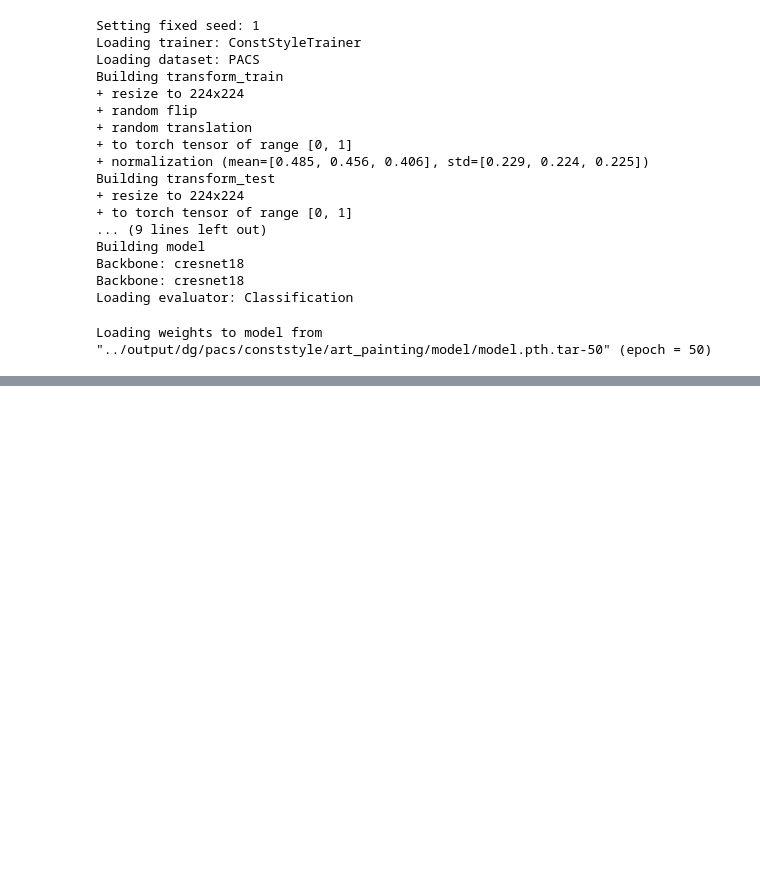
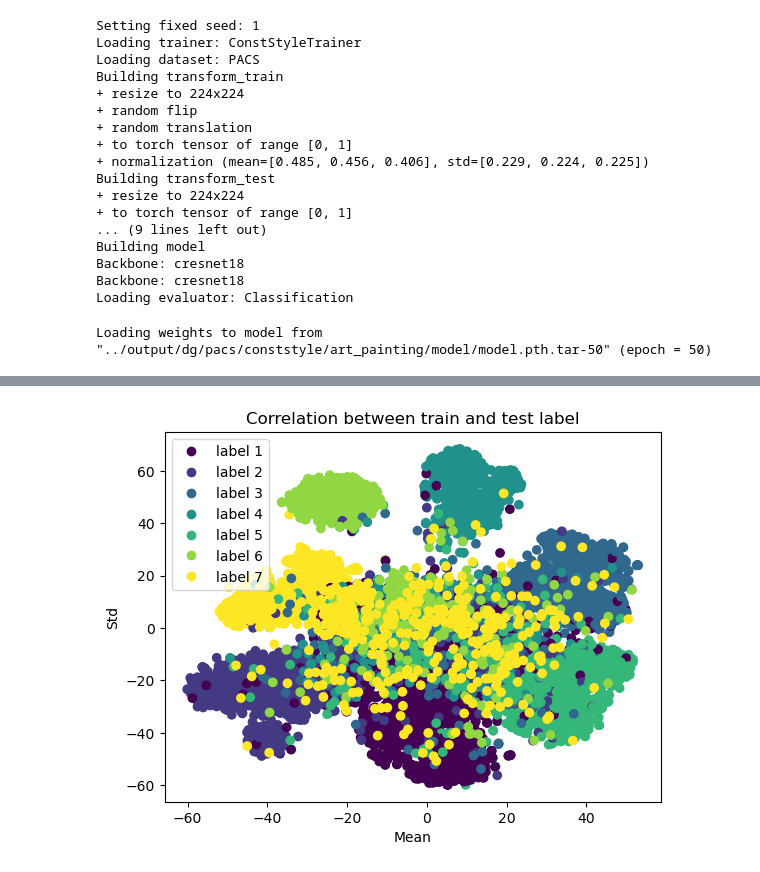
Before and after one commit to nduongw/DSU, a Jupyter notebook: multi-domain-generalization/explore/explore.ipynb, the cells around one changed output, grey strips where cells are left out. Saved outputs shown, nothing was run; the diff lists cells and outputs as text; code cells hidden in the pictures; blank space fills up the shorter version.

```diff
--- a/multi-domain-generalization/explore/explore.ipynb
+++ b/multi-domain-generalization/explore/explore.ipynb
@@ -249,0 +292,10 @@ plt.show()
+# %%
+label_idx = ['label 1', 'label 2', 'label 3', 'label 4', 'label 5', 'label 6', 'label 7']
+scatter = plt.scatter(transformed_data[:, 0], transformed_data[:, 1], c=total_labels)
+plt.legend(handles=scatter.legend_elements()[0], labels=label_idx)
+plt.title('Correlation between train and test label')
+plt.xlabel('Mean')
+plt.ylabel('Std')
+plt.show()
+# %% [output]
+[figure, added]
```
Also changed, not shown: parts of 7 cells of this notebook, 1 other file.
